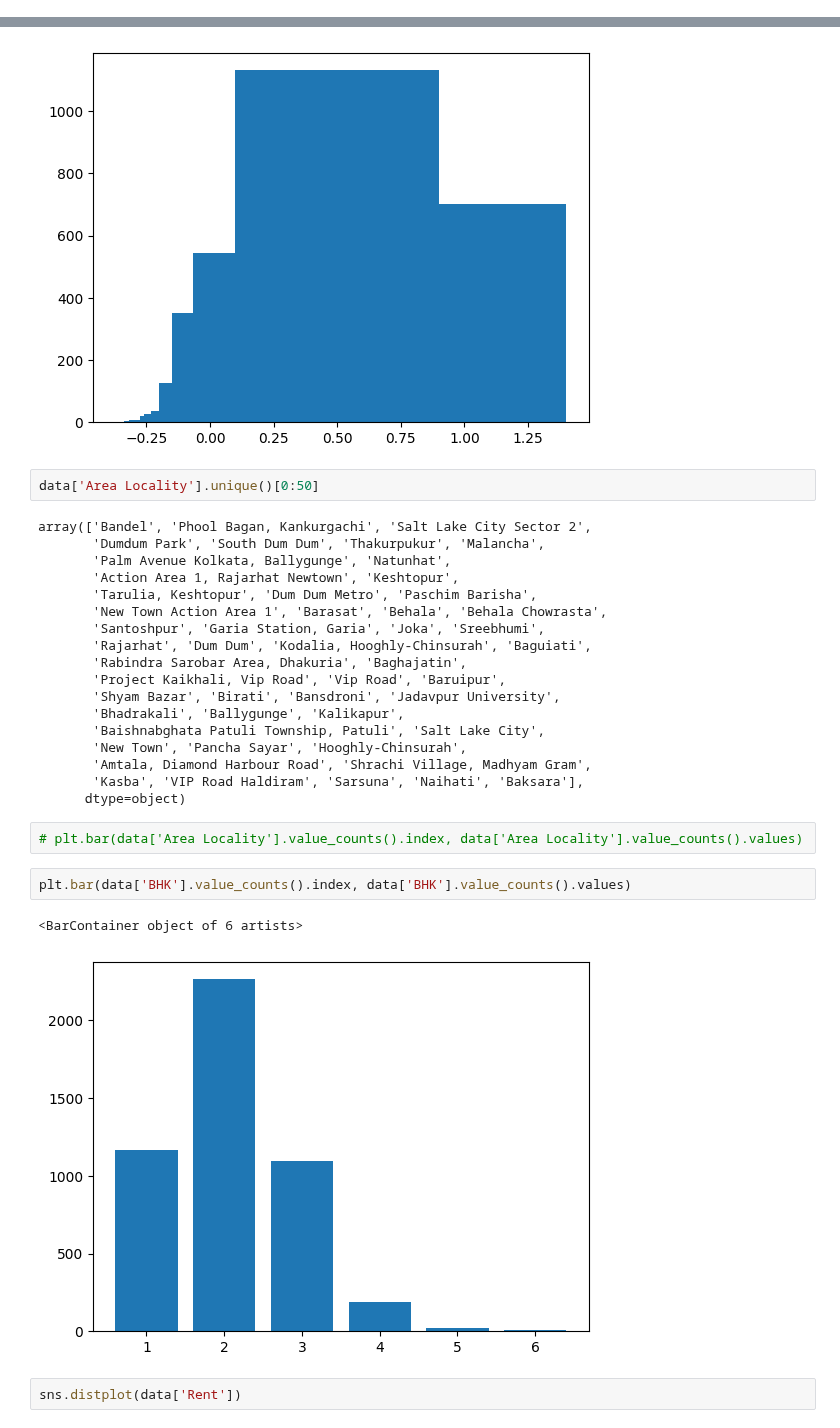
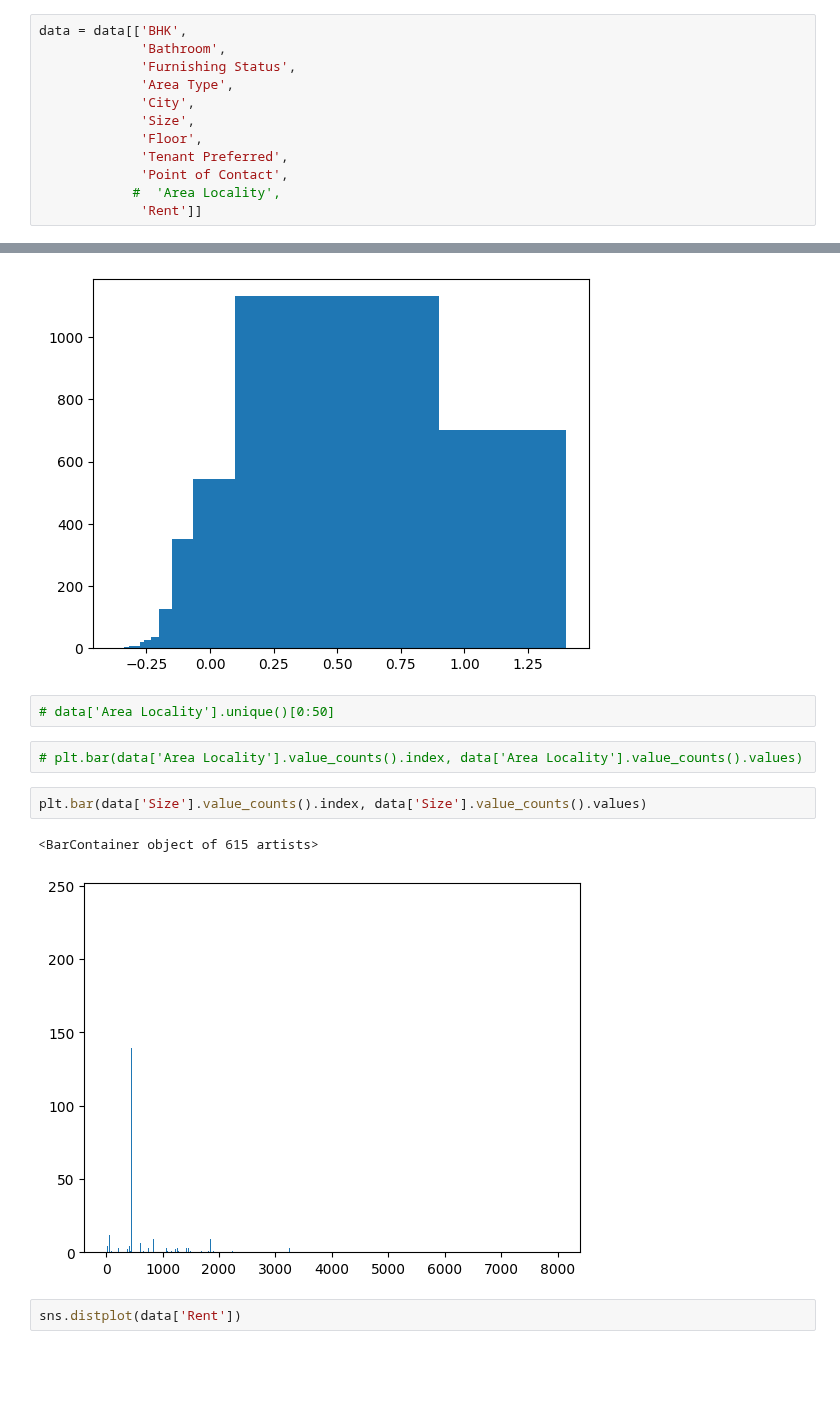
Before and after one commit to LexLorenzo/MachineLearningProjects, a Jupyter notebook: Lab_Exercise_1/LabEx1/labex.ipynb, the cells around one changed output, grey strips where cells are left out. Saved outputs shown, nothing was run; the diff lists cells and outputs as text; blank space fills up the shorter version.

```diff
--- a/Lab_Exercise_1/LabEx1/labex.ipynb
+++ b/Lab_Exercise_1/LabEx1/labex.ipynb
@@ -27,6 +27,18 @@ data
 | 4744 | 2022-07-06 | 3 | 45000 | 1500 | 23 out of 34 | Carpet Area | Gachibowli | Hyderabad | Semi-Furnished | ... |
 | 4745 | 2022-05-04 | 2 | 15000 | 1000 | 4 out of 5 | Carpet Area | Suchitra Circle | Hyderabad | Unfurnished | ... |
 4746 rows × 12 columns
+# %%
+data = data[['BHK',
+             'Bathroom',
+             'Furnishing Status',
+             'Area Type',
+             'City',
+             'Size',
+             'Floor',
+             'Tenant Preferred',
+             'Point of Contact',
+            #  'Area Locality',
+             'Rent']]
 # %%
 # data = pd.read_csv("House_Rent_Dataset.csv")
 # data = data[['Rent', 'City']]
@@ -155,32 +190,14 @@ plt.bar(data['Floor'].value_counts().index, data['Floor'].value_counts().values)
 <BarContainer object of 268 artists>
 [figure]
 # %%
-data['Area Locality'].unique()[0:50]
+# data['Area Locality'].unique()[0:50]
-# %% [output]
-array(['Bandel', 'Phool Bagan, Kankurgachi', 'Salt Lake City Sector 2',
-       'Dumdum Park', 'South Dum Dum', 'Thakurpukur', 'Malancha',
-       'Palm Avenue Kolkata, Ballygunge', 'Natunhat',
-       'Action Area 1, Rajarhat Newtown', 'Keshtopur',
-       'Tarulia, Keshtopur', 'Dum Dum Metro', 'Paschim Barisha',
-       'New Town Action Area 1', 'Barasat', 'Behala', 'Behala Chowrasta',
-       'Santoshpur', 'Garia Station, Garia', 'Joka', 'Sreebhumi',
-       'Rajarhat', 'Dum Dum', 'Kodalia, Hooghly-Chinsurah', 'Baguiati',
-       'Rabindra Sarobar Area, Dhakuria', 'Baghajatin',
-       'Project Kaikhali, Vip Road', 'Vip Road', 'Baruipur',
-       'Shyam Bazar', 'Birati', 'Bansdroni', 'Jadavpur University',
-       'Bhadrakali', 'Ballygunge', 'Kalikapur',
-       'Baishnabghata Patuli Township, Patuli', 'Salt Lake City',
-       'New Town', 'Pancha Sayar', 'Hooghly-Chinsurah',
-       'Amtala, Diamond Harbour Road', 'Shrachi Village, Madhyam Gram',
-       'Kasba', 'VIP Road Haldiram', 'Sarsuna', 'Naihati', 'Baksara'],
-      dtype=object)
 # %%
 # plt.bar(data['Area Locality'].value_counts().index, data['Area Locality'].value_counts().values)
 # %%
-plt.bar(data['BHK'].value_counts().index, data['BHK'].value_counts().values)
+plt.bar(data['Size'].value_counts().index, data['Size'].value_counts().values)
 # %% [output]
-<BarContainer object of 6 artists>
+<BarContainer object of 615 artists>
-[figure, old version]
+[figure, new version]
 # %%
 sns.distplot(data['Rent'])
 # %% [output]
```
Also changed, not shown: parts of 32 cells of this notebook, 1 other file.
